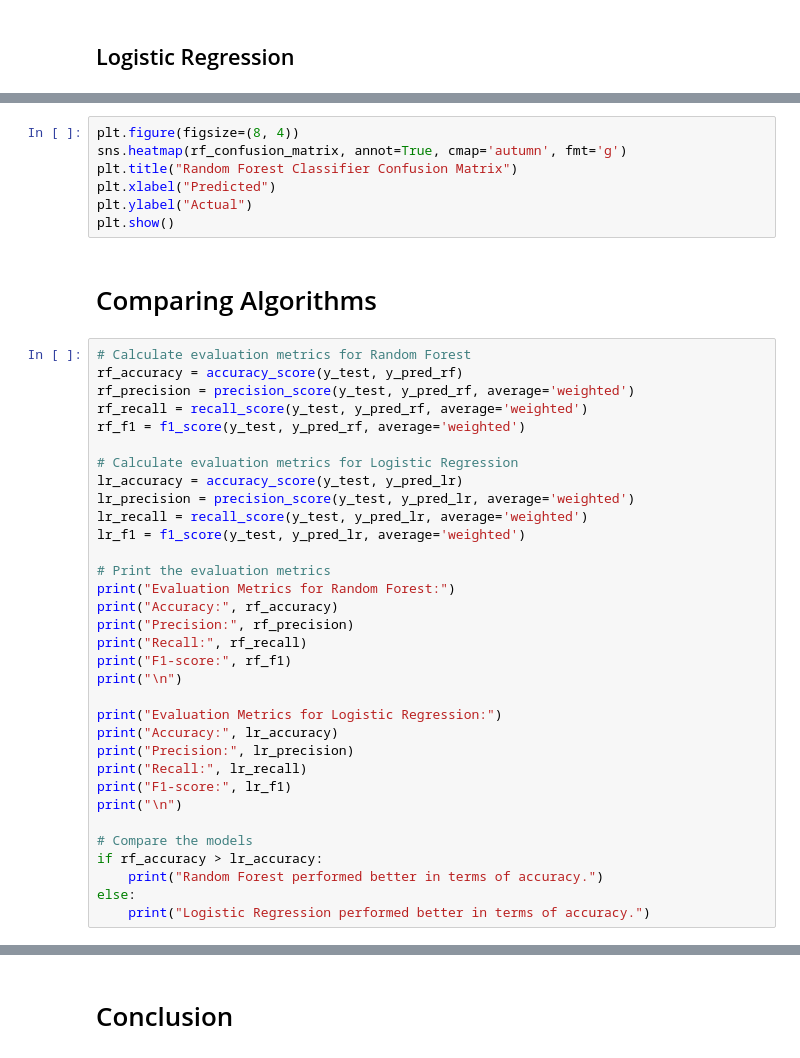
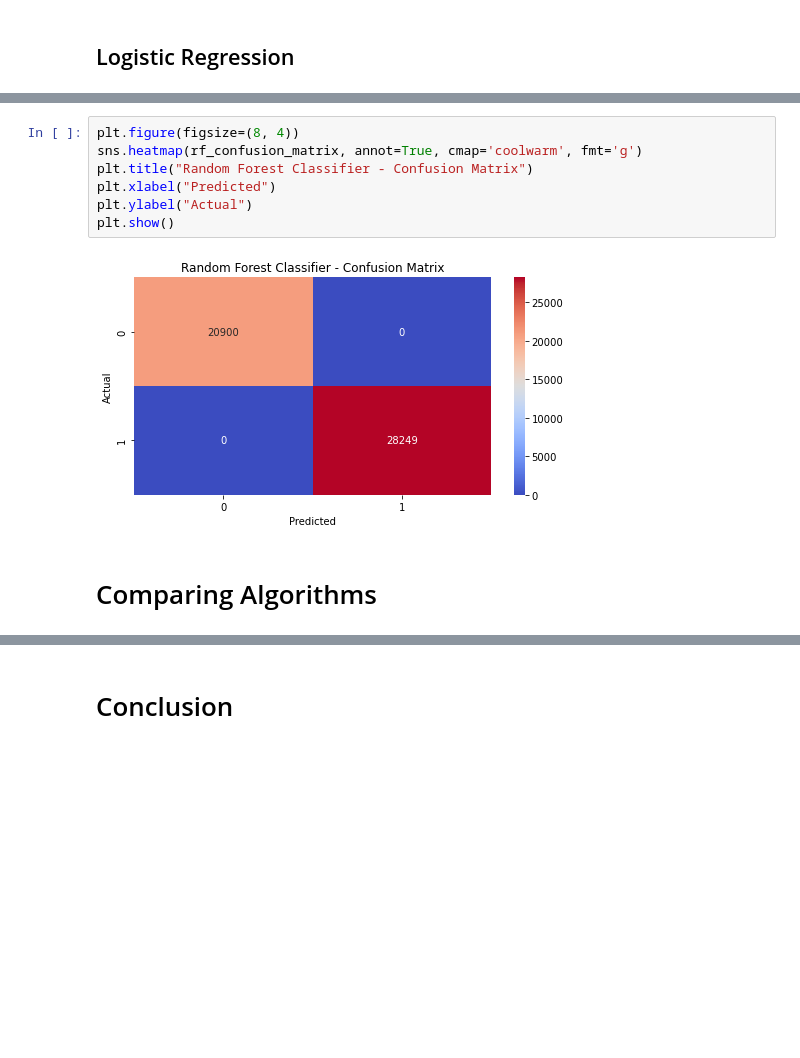
Before and after one commit to heberjuunior/Heber_ML_CA1, a Jupyter notebook: Heber_ML_CA1_Y4.ipynb, the cells around one changed output, grey strips where cells are left out. Saved outputs shown, nothing was run; the diff lists cells and outputs as text; blank space fills up the shorter version.

```diff
--- a/Heber_ML_CA1_Y4.ipynb
+++ b/Heber_ML_CA1_Y4.ipynb
@@ -485,42 +456,11 @@ plt.show()
 # %%
 plt.figure(figsize=(8, 4))
-sns.heatmap(rf_confusion_matrix, annot=True, cmap='autumn', fmt='g')
-plt.title("Random Forest Classifier Confusion Matrix")
+sns.heatmap(rf_confusion_matrix, annot=True, cmap='coolwarm', fmt='g')
+plt.title("Random Forest Classifier - Confusion Matrix")
 plt.xlabel("Predicted")
 plt.ylabel("Actual")
 plt.show()
+# %% [output]
+[figure, added]
 # %% [markdown]
 # Comparing Algorithms
-# %%
-# Calculate evaluation metrics for Random Forest
-rf_accuracy = accuracy_score(y_test, y_pred_rf)
-rf_precision = precision_score(y_test, y_pred_rf, average='weighted')
-rf_recall = recall_score(y_test, y_pred_rf, average='weighted')
-rf_f1 = f1_score(y_test, y_pred_rf, average='weighted')
-
-# Calculate evaluation metrics for Logistic Regression
-lr_accuracy = accuracy_score(y_test, y_pred_lr)
-lr_precision = precision_score(y_test, y_pred_lr, average='weighted')
-lr_recall = recall_score(y_test, y_pred_lr, average='weighted')
-lr_f1 = f1_score(y_test, y_pred_lr, average='weighted')
-
-# Print the evaluation metrics
-print("Evaluation Metrics for Random Forest:")
-print("Accuracy:", rf_accuracy)
-print("Precision:", rf_precision)
-print("Recall:", rf_recall)
-print("F1-score:", rf_f1)
-print("\n")
-
-print("Evaluation Metrics for Logistic Regression:")
-print("Accuracy:", lr_accuracy)
-print("Precision:", lr_precision)
-print("Recall:", lr_recall)
-print("F1-score:", lr_f1)
-print("\n")
-
-# Compare the models
-if rf_accuracy > lr_accuracy:
-    print("Random Forest performed better in terms of accuracy.")
-else:
-    print("Logistic Regression performed better in terms of accuracy.")
```
Also changed, not shown: parts of 48 cells of this notebook.
